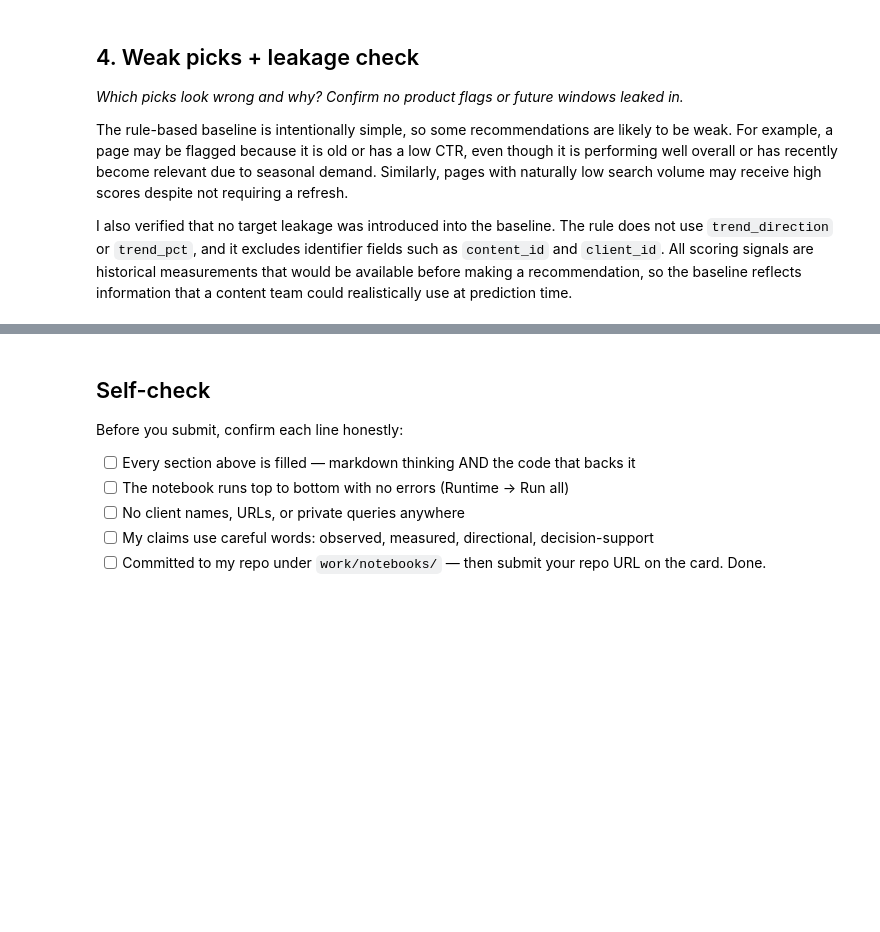
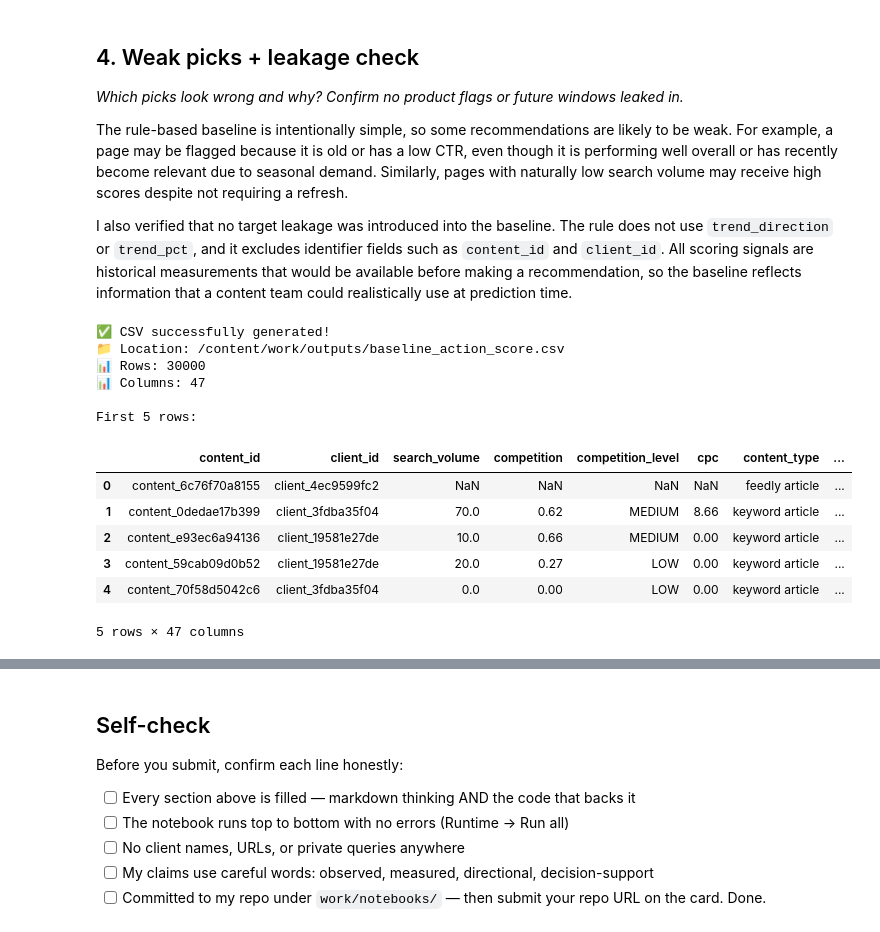
Before and after one commit to YoyuQre/flyrank_assgn_1, a Jupyter notebook: work/notebooks/w04_baseline_score.ipynb, the cells around one changed output, grey strips where cells are left out. Saved outputs shown, nothing was run; the diff lists cells and outputs as text; code cells hidden in the pictures; blank space fills up the shorter version.

```diff
--- a/work/notebooks/w04_baseline_score.ipynb
+++ b/work/notebooks/w04_baseline_score.ipynb
@@ -188,3 +188,42 @@ I also verified that no target leakage was introduced into the baseline. The rul
 # %%
 # This cell is for CODE (numbers, a query, a check).
 # Write your text answer in the cell ABOVE this one — typing sentences here breaks Run All.
+from pathlib import Path
+import pandas as pd
+
+csv_path = Path("work/outputs/baseline_action_score.csv")
+
+if csv_path.exists():
+    print("✅ CSV successfully generated!")
+    print(f"📁 Location: {csv_path.resolve()}")
+
+    # Read it back to verify
+    check_df = pd.read_csv(csv_path)
+
+    print(f"📊 Rows: {len(check_df)}")
+    print(f"📊 Columns: {len(check_df.columns)}")
+
+    print("\nFirst 5 rows:")
+    display(check_df.head())
+
+else:
+    print("❌ CSV was not generated.")
+
+
+from google.colab import files
+
+files.download("work/outputs/baseline_action_score.csv")
+# %% [output]
+✅ CSV successfully generated!
+📁 Location: /content/work/outputs/baseline_action_score.csv
+📊 Rows: 30000
+📊 Columns: 47
+
+First 5 rows:
+|  | content_id | client_id | search_volume | competition | competition_level | cpc | content_type | ... |
+| 0 | content_6c76f70a8155 | client_4ec9599fc2 | NaN | NaN | NaN | NaN | feedly article | ... |
+| 1 | content_0dedae17b399 | client_3fdba35f04 | 70.0 | 0.62 | MEDIUM | 8.66 | keyword article | ... |
+| 2 | content_e93ec6a94136 | client_19581e27de | 10.0 | 0.66 | MEDIUM | 0.00 | keyword article | ... |
+| 3 | content_59cab09d0b52 | client_19581e27de | 20.0 | 0.27 | LOW | 0.00 | keyword article | ... |
+| 4 | content_70f58d5042c6 | client_3fdba35f04 | 0.0 | 0.00 | LOW | 0.00 | keyword article | ... |
+5 rows × 47 columns
```
Also changed, not shown: parts of 1 cell of this notebook.
